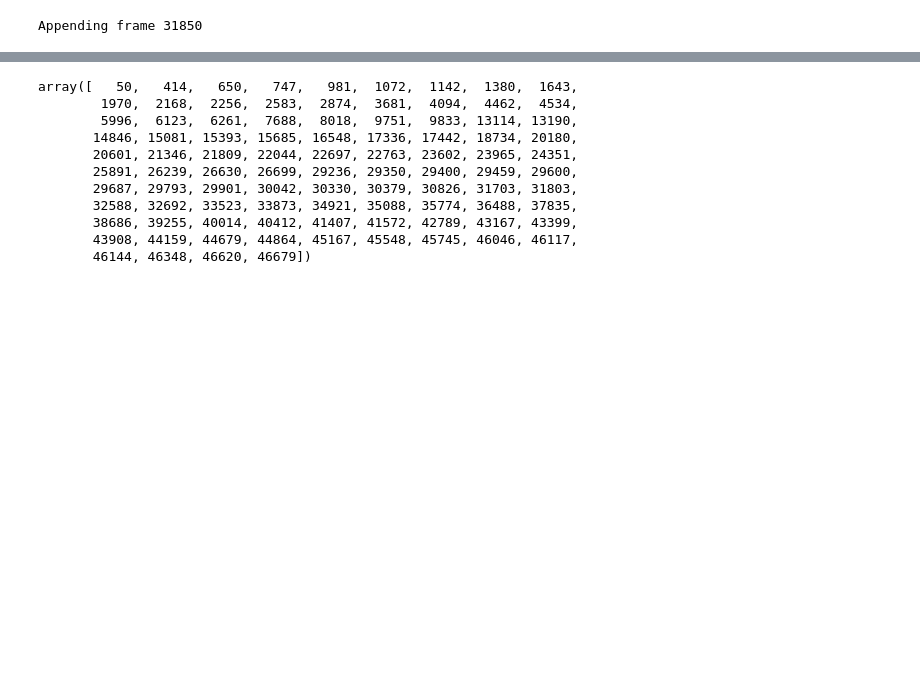
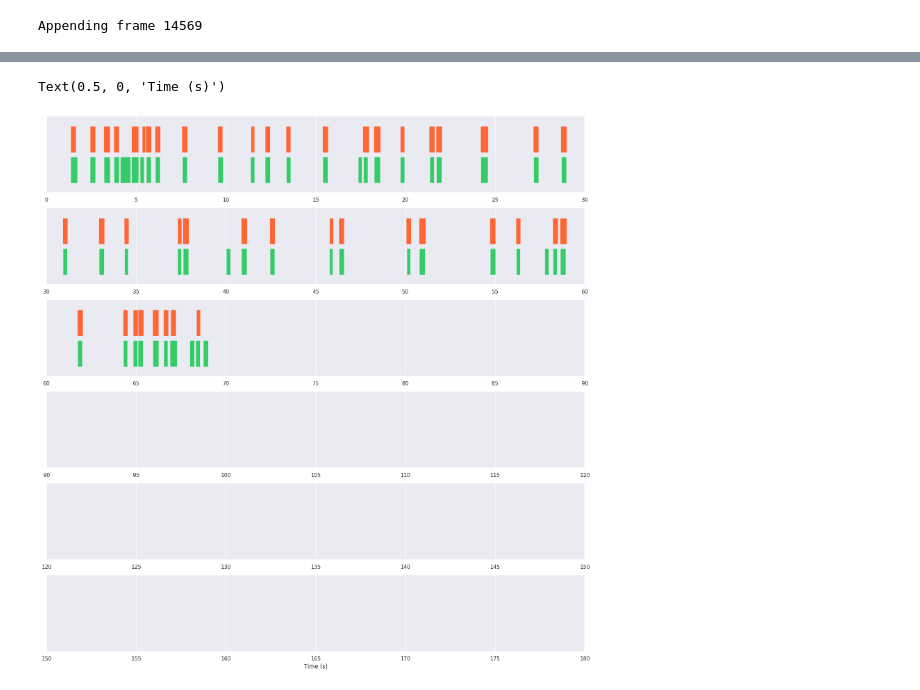
Before and after one commit to tpfffr/neon_blink_detection, a Jupyter notebook: notebooks/detect_blinks.ipynb, the cells around one changed output, grey strips where cells are left out. Saved outputs shown, nothing was run; the diff lists cells and outputs as text; code cells hidden in the pictures; blank space fills up the shorter version.

```diff
--- a/notebooks/detect_blinks.ipynb
+++ b/notebooks/detect_blinks.ipynb
@@ -21,7 +21,10 @@ of_params = OfParams()
 
 clip_names = np.array(
     [
-
+        "padel_tennis_neon_03-2ded8f56",
+        "padel_tennis_neon_01-b922b245",
+        "2023-02-13_10-52-56-0a234ae3",
+        "2023-02-13_10-49-43-2fd2abdd",
         "2023-02-01_11-45-11-7621531e",
         "2023-01-27_16-15-26-57802f75",
         "2023-01-27_16-24-04-eb4305b1",
@@ -47,3 +50,28 @@ def get_classifier(clf_path: Path) -> XGBClassifier:
     """Get classifier with weights."""
 
     return joblib.load(str(clf_path))
+# %%
+from src.features_calculator import create_grids
+of_params, pp_params = get_params()
+
+of_params.n_layers = 5
+of_params.layer_interval = 7
+of_params.grid_size = 7
+of_params.window_size = 15
+
+grid_size = 20
+large_grid = create_grids(
+    of_params.img_shape, grid_size, full_grid=True
+)
+
+n_rep = of_params.n_layers * 2
+
+large_grid = np.concatenate(n_rep * [large_grid])
+
+sub_grid = create_grids(
+    of_params.img_shape,
+    of_params.grid_size + 2,
+    full_grid=False,
+)
+
+sub_grid = np.concatenate(n_rep * [sub_grid])
@@ -52,17 +83,24 @@ from features_calculator import calculate_optical_flow, concatenate_features
 
 of_params, pp_params = get_params()
 
+of_params.n_layers = 5
+of_params.layer_interval = 7
+of_params.grid_size = 7
+of_params.window_size = 15
 clf = get_classifier("/cluster/users/tom/git/neon_blink_detection/weights/xgb.sav")
 
 rec = video_loader(of_params)
-ts, images_left, images_right = rec._get_frames(clip_names[2], convert_to_gray=True)
-blink_df = rec._load_gt_labels(clip_names[2])
+ts, images_left, images_right = rec._get_frames(clip_names[0], convert_to_gray=True)
+blink_df = rec._load_gt_labels(clip_names[0])
 feature_array, _ = rec._compute_optical_flow(of_params, images_left, images_right)
 features = concatenate_features(feature_array, of_params)
+features = np.transpose(
+    griddata(large_grid, features.transpose(), sub_grid, method="nearest")
+)
 proba = clf.predict_proba(features)
 blink_events = post_process(ts, proba, pp_params)
 # %% [output]
-Appending frame 31850
+Appending frame 14569
 # %%
 from src.utils import resize_images
 
@@ -179,34 +217,40 @@ def render_event_array(ax, blink_on_idx, blink_off_idx, y, color):
     ax.set_yticks([])
     ax.set_ylim(0, 1.5)
 # %%
+import matplotlib.pyplot as plt
+import seaborn as sns
+sns.set()
 f, ax = plt.subplots(6, 1)
 
 f.set_size_inches(20, 20)
 render_event_array(ax[0], blink_on_idx, blink_off_idx, 0.2, color=[0.2, 0.8, 0.4])
 render_event_array(ax[0], predicted_blink_on, predicted_blink_off, 0.8, color=[1, 0.4, 0.2])
 ax[0].set_xlim(0, 30)
 
 render_event_array(ax[1], blink_on_idx, blink_off_idx, 0.2, color=[0.2, 0.8, 0.4])
 render_event_array(ax[1], predicted_blink_on, predicted_blink_off, 0.8, color=[1, 0.4, 0.2])
 ax[1].set_xlim(30, 60)
 
 render_event_array(ax[2], blink_on_idx, blink_off_idx, 0.2, color=[0.2, 0.8, 0.4])
 render_event_array(ax[2], predicted_blink_on, predicted_blink_off, 0.8, color=[1, 0.4, 0.2])
 ax[2].set_xlim(60, 90)
 
 render_event_array(ax[3], blink_on_idx, blink_off_idx, 0.2, color=[0.2, 0.8, 0.4])
 render_event_array(ax[3], predicted_blink_on, predicted_blink_off, 0.8, color=[1, 0.4, 0.2])
 ax[3].set_xlim(90, 120)
 
 render_event_array(ax[4], blink_on_idx, blink_off_idx, 0.2, color=[0.2, 0.8, 0.4])
 render_event_array(ax[4], predicted_blink_on, predicted_blink_off, 0.8, color=[1, 0.4, 0.2])
 ax[4].set_xlim(120, 150)
 
 render_event_array(ax[5], blink_on_idx, blink_off_idx, 0.2, color=[0.2, 0.8, 0.4])
 render_event_array(ax[5], predicted_blink_on, predicted_blink_off, 0.8, color=[1, 0.4, 0.2])
 ax[5].set_xlim(150, 180)
 
 # render_event_array(ax[5], blink_on_idx, blink_off_idx, 0.2, color=[0.2, 0.8, 0.4])
 # render_event_array(ax[5], predicted_blink_on, predicted_blink_off, 0.8, color=[1, 0.4, 0.2])
 # ax[5].set_xlim(180, 210)
 ax[5].set_xlabel("Time (s)")
+# %% [output]
+Text(0.5, 0, 'Time (s)')
+[figure, added]
@@ -215,14 +256,0 @@ import matplotlib.pyplot as plt
-# %%
-predicted_blink_on
-# %% [output]
-array([   50,   414,   650,   747,   981,  1072,  1142,  1380,  1643,
-        1970,  2168,  2256,  2583,  2874,  3681,  4094,  4462,  4534,
-        5996,  6123,  6261,  7688,  8018,  9751,  9833, 13114, 13190,
-       14846, 15081, 15393, 15685, 16548, 17336, 17442, 18734, 20180,
-       20601, 21346, 21809, 22044, 22697, 22763, 23602, 23965, 24351,
-       25891, 26239, 26630, 26699, 29236, 29350, 29400, 29459, 29600,
-       29687, 29793, 29901, 30042, 30330, 30379, 30826, 31703, 31803,
-       32588, 32692, 33523, 33873, 34921, 35088, 35774, 36488, 37835,
-       38686, 39255, 40014, 40412, 41407, 41572, 42789, 43167, 43399,
-       43908, 44159, 44679, 44864, 45167, 45548, 45745, 46046, 46117,
-       46144, 46348, 46620, 46679])
```
Also changed, not shown: parts of 19 cells of this notebook, 10 other files.
